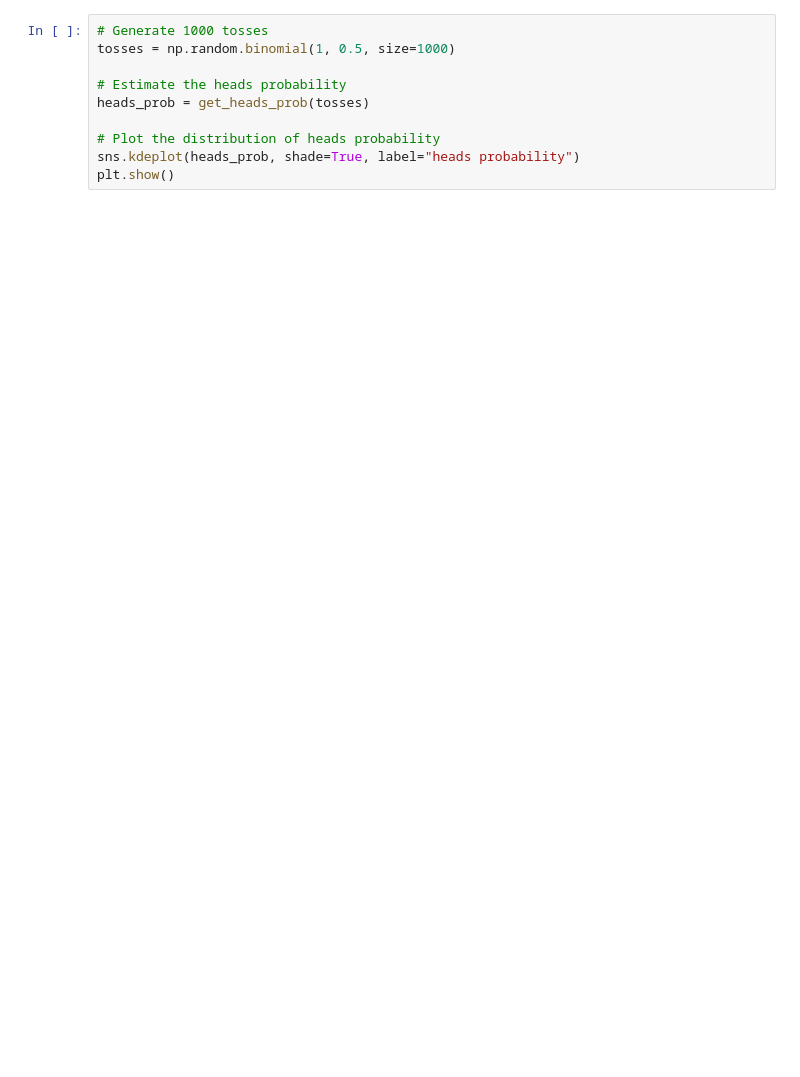
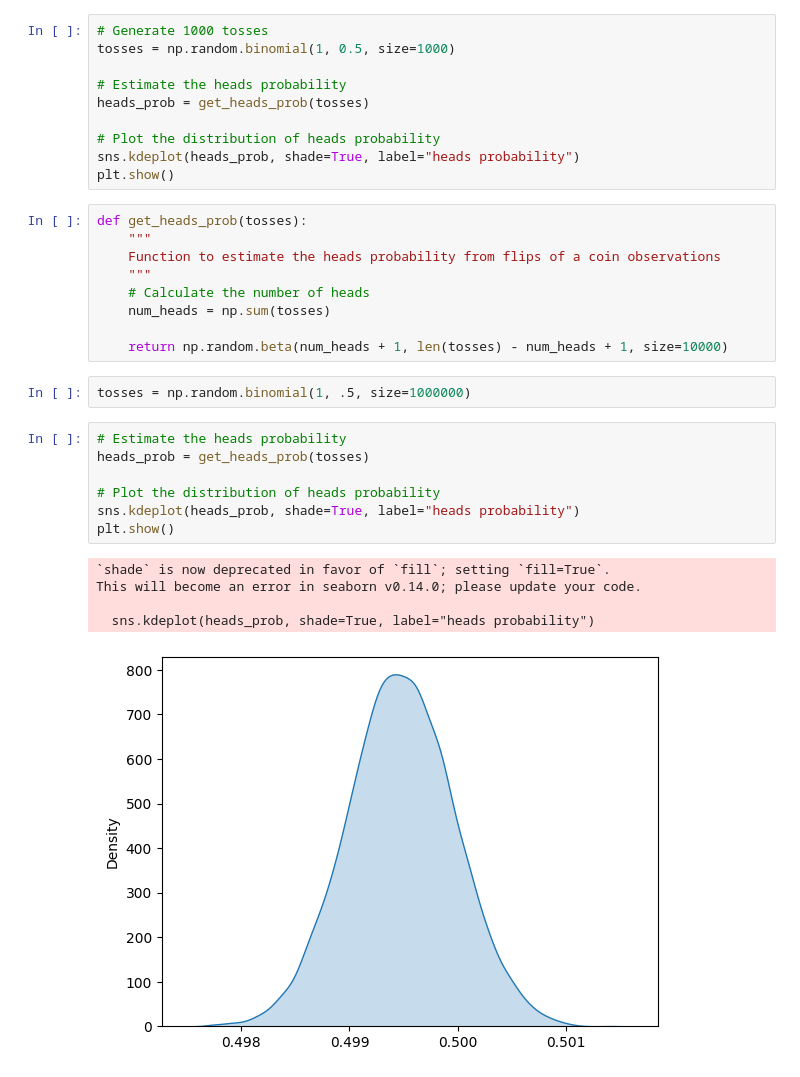
Before and after one commit to filipeaguiarrod/statistic_topics, a Jupyter notebook: Bayesian/testing_bayesian_statistcs.ipynb, the cells around one changed output. Cells and saved outputs as stored; diff of their text form; blank space fills up the shorter version.

```diff
--- a/Bayesian/testing_bayesian_statistcs.ipynb
+++ b/Bayesian/testing_bayesian_statistcs.ipynb
@@ -53,3 +131,27 @@ heads_prob = get_heads_prob(tosses)
 # Plot the distribution of heads probability
 sns.kdeplot(heads_prob, shade=True, label="heads probability")
 plt.show()
+# %%
+def get_heads_prob(tosses):
+    """
+    Function to estimate the heads probability from flips of a coin observations
+    """
+    # Calculate the number of heads
+    num_heads = np.sum(tosses)
+
+    return np.random.beta(num_heads + 1, len(tosses) - num_heads + 1, size=10000)
+# %%
+tosses = np.random.binomial(1, .5, size=1000000)
+# %%
+# Estimate the heads probability
+heads_prob = get_heads_prob(tosses)
+
+# Plot the distribution of heads probability
+sns.kdeplot(heads_prob, shade=True, label="heads probability")
+plt.show()
+# %% [output]
+`shade` is now deprecated in favor of `fill`; setting `fill=True`.
+This will become an error in seaborn v0.14.0; please update your code.
+
+  sns.kdeplot(heads_prob, shade=True, label="heads probability")
+[figure, added]
```
Also changed, not shown: parts of 19 cells of this notebook, 1 other file.
